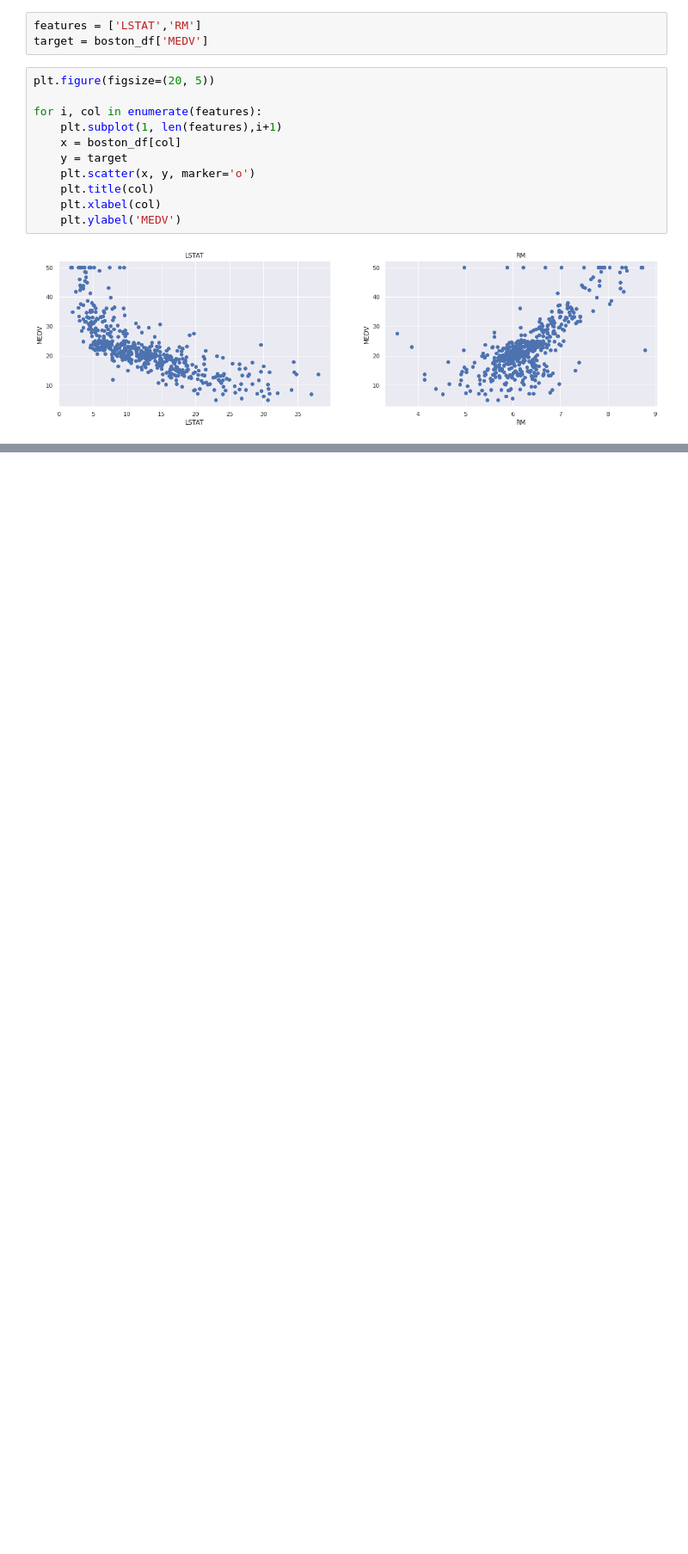
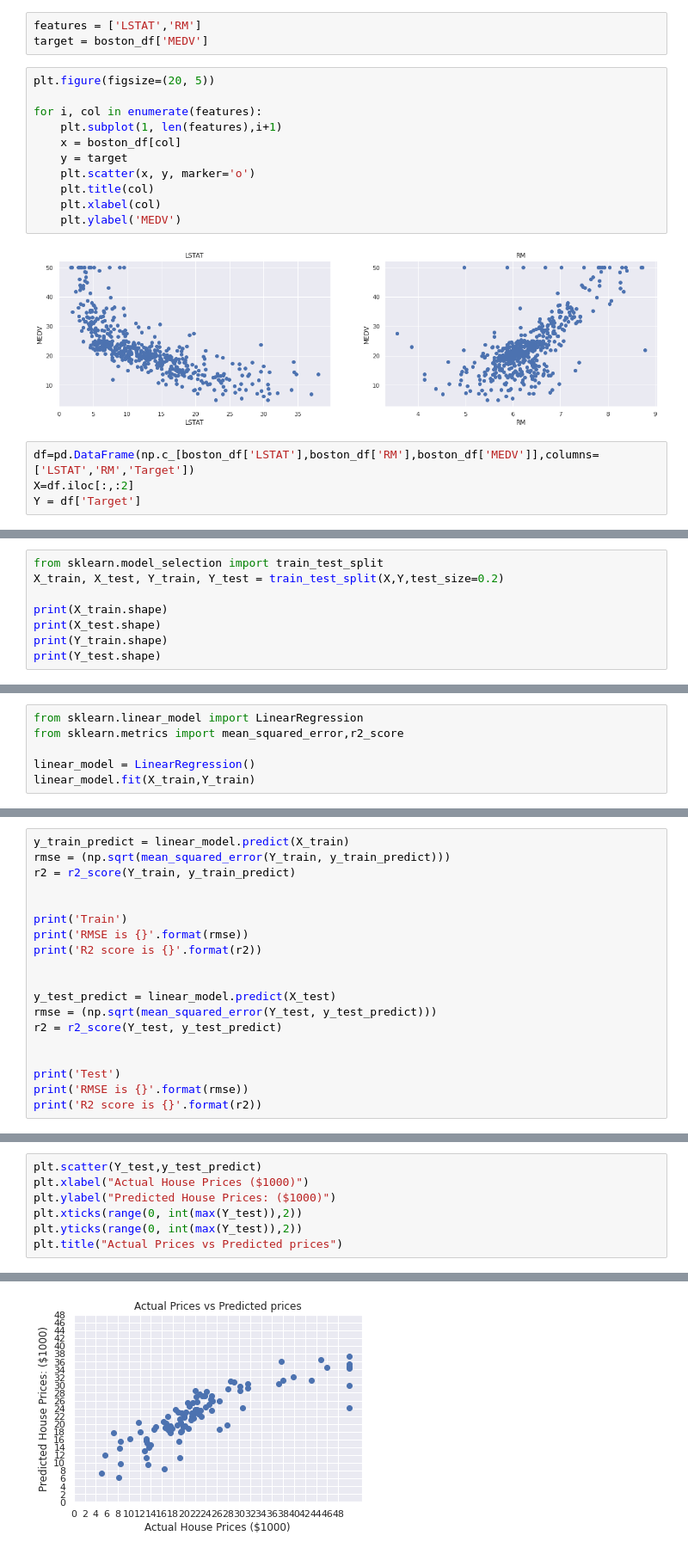
Before and after one commit to arfaz26/Boston-Housing, a Jupyter notebook: boston_housing.ipynb, the cells around one changed output, grey strips where cells are left out. Shown at 86% size. Saved outputs shown, nothing was run; the diff lists cells and outputs as text; blank space fills up the shorter version.

```diff
--- a/boston_housing.ipynb
+++ b/boston_housing.ipynb
@@ -167,3 +167,7 @@ for i, col in enumerate(features):
     plt.ylabel('MEDV')
 # %% [output]
 [figure]
+# %%
+df=pd.DataFrame(np.c_[boston_df['LSTAT'],boston_df['RM'],boston_df['MEDV']],columns=['LSTAT','RM','Target'])
+X=df.iloc[:,:2]
+Y = df['Target']
@@ -169,0 +198,8 @@ for i, col in enumerate(features):
+# %%
+from sklearn.model_selection import train_test_split
+X_train, X_test, Y_train, Y_test = train_test_split(X,Y,test_size=0.2)
+
+print(X_train.shape)
+print(X_test.shape)
+print(Y_train.shape)
+print(Y_test.shape)
@@ -169,0 +211,6 @@ for i, col in enumerate(features):
+# %%
+from sklearn.linear_model import LinearRegression
+from sklearn.metrics import mean_squared_error,r2_score
+
+linear_model = LinearRegression()
+linear_model.fit(X_train,Y_train)
@@ -169,0 +236,19 @@ for i, col in enumerate(features):
+# %%
+y_train_predict = linear_model.predict(X_train)
+rmse = (np.sqrt(mean_squared_error(Y_train, y_train_predict)))
+r2 = r2_score(Y_train, y_train_predict)
+
+
+print('Train')
+print('RMSE is {}'.format(rmse))
+print('R2 score is {}'.format(r2))
+
+
+y_test_predict = linear_model.predict(X_test)
+rmse = (np.sqrt(mean_squared_error(Y_test, y_test_predict)))
+r2 = r2_score(Y_test, y_test_predict)
+
+
+print('Test')
+print('RMSE is {}'.format(rmse))
+print('R2 score is {}'.format(r2))
@@ -169,0 +262,8 @@ for i, col in enumerate(features):
+# %%
+plt.scatter(Y_test,y_test_predict)
+plt.xlabel("Actual House Prices ($1000)")
+plt.ylabel("Predicted House Prices: ($1000)")
+plt.xticks(range(0, int(max(Y_test)),2))
+plt.yticks(range(0, int(max(Y_test)),2))
+plt.title("Actual Prices vs Predicted prices")
+# %% [output]
@@ -169,0 +271 @@ for i, col in enumerate(features):
+[figure, added]
```
Also changed, not shown: parts of 7 cells of this notebook.
